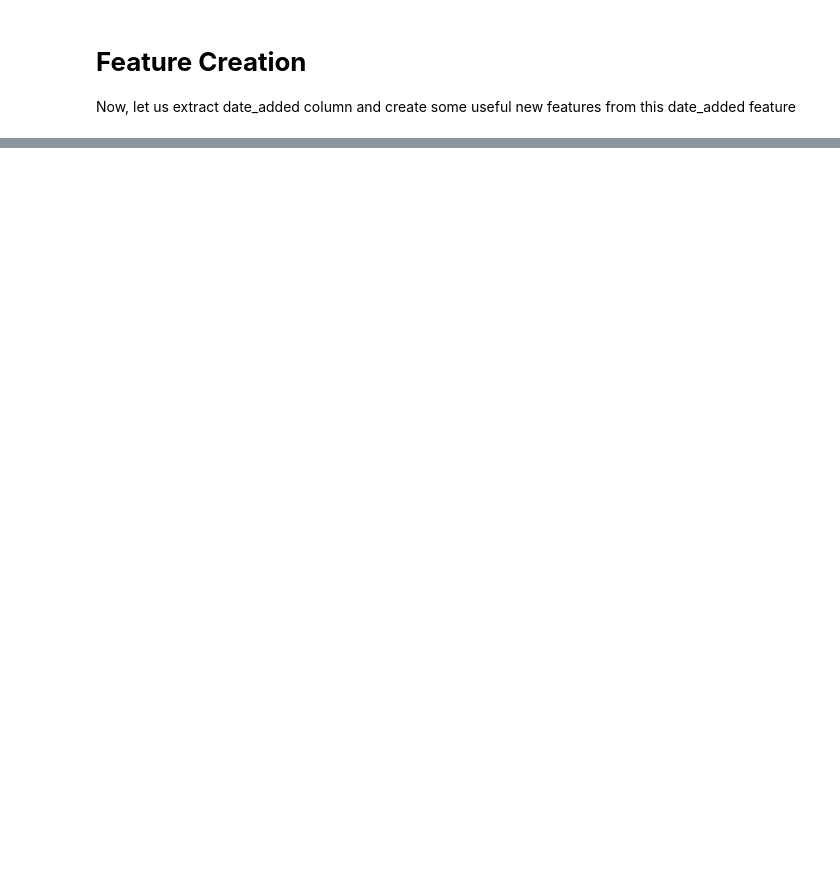
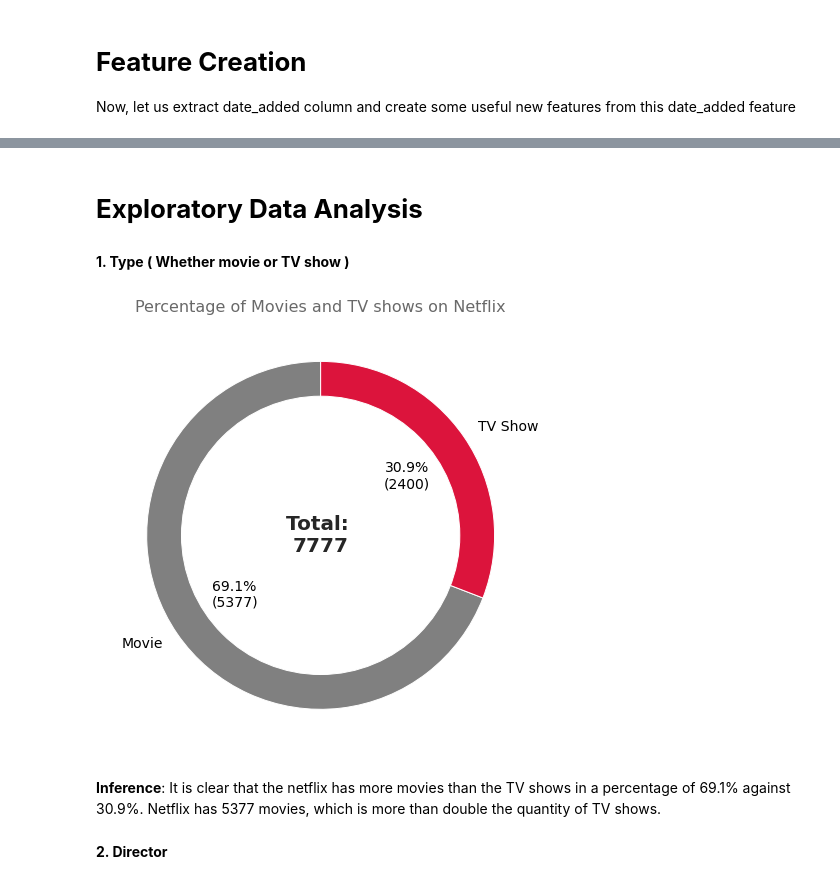
Before and after one commit to shubham-bhadouria/Netflix-Movies-and-TV-shows-clustering, a Jupyter notebook: Netflix_movies_and_TV_show_clustering.ipynb, the cells around one changed output, grey strips where cells are left out. Saved outputs shown, nothing was run; the diff lists cells and outputs as text; code cells hidden in the pictures; blank space fills up the shorter version.

```diff
--- a/Netflix_movies_and_TV_show_clustering.ipynb
+++ b/Netflix_movies_and_TV_show_clustering.ipynb
@@ -248,3 +268,17 @@ Netflix_df.head(2)
 |  | show_id | type | title | director | cast | country | date_added | release_year | rating | duration | ... |
 | 0 | s1 | TV Show | 3% | Unknown | João Miguel, Bianca Comparato, Mi... | Brazil | 2020-08-14 | 2020 | TV-MA | 4 Seasons | ... |
 | 1 | s2 | Movie | 7:19 | Jorge Michel Grau | Demián Bichir, Héctor Bonilla, Os... | Mexico | 2016-12-23 | 2016 | TV-MA | 93 min | ... |
+# %% [markdown]
+# **Exploratory Data Analysis**
+# %% [markdown]
+**1. Type ( Whether movie or TV show )**
+# %%
+# Percentage of Movies and TV shows listed on netflix
+plot_donut_chart(df=Netflix_df, col='type', colors=['gray', 'crimson'],
+                 title='Percentage of Movies and TV shows on Netflix')
+# %% [output]
+[figure, added]
+# %% [markdown]
+**Inference**: It is clear that the netflix has more movies than the TV shows in a percentage of 69.1% against 30.9%. Netflix has 5377 movies, which is more than double the quantity of TV shows.
+# %% [markdown]
+**2. Director**
```
Also changed, not shown: parts of 8 cells of this notebook.
